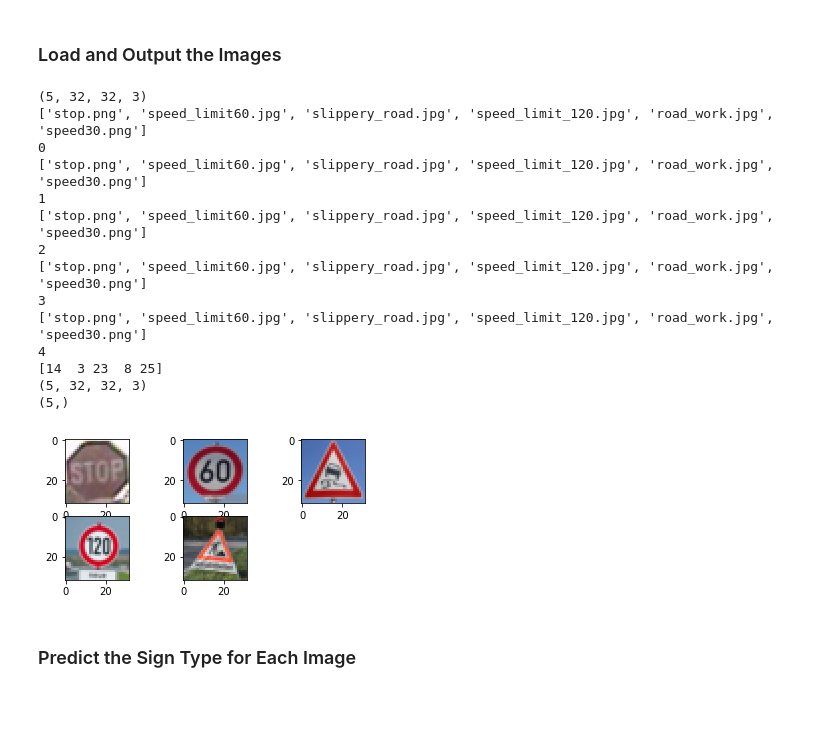
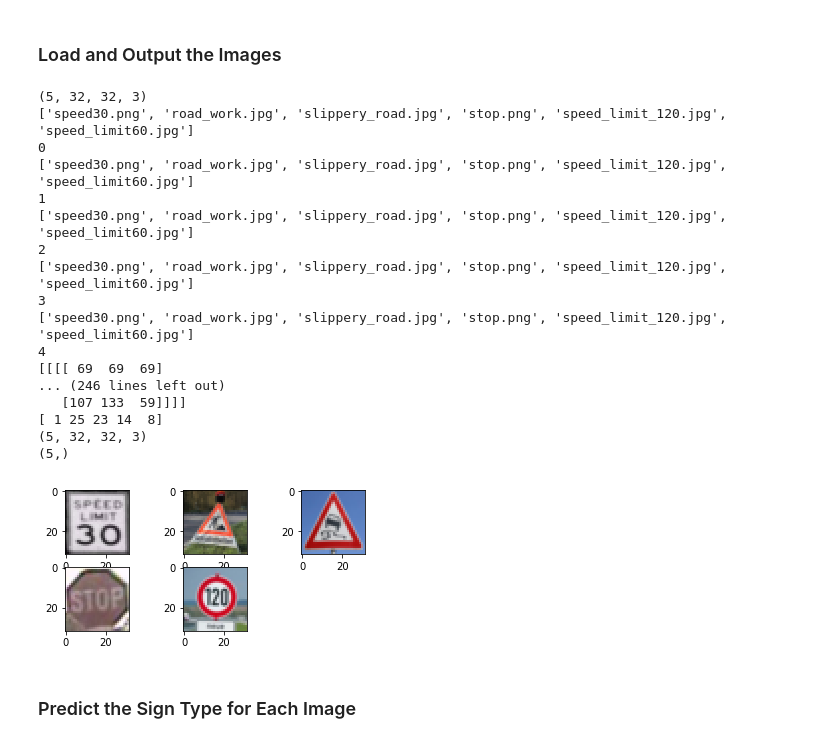
Before and after one commit to vijaysingla/CarNd-TrafficClassifierProject, a Jupyter notebook: Traffic_Sign_Classifier.ipynb, the cells around one changed output. Saved outputs shown, nothing was run; the diff lists cells and outputs as text; code cells hidden in the pictures; blank space fills up the shorter version.

```diff
--- a/Traffic_Sign_Classifier.ipynb
+++ b/Traffic_Sign_Classifier.ipynb
@@ -301,60 +364,51 @@ from scipy import misc
 ### Feel free to use as many code cells as needed.
 import matplotlib.image as mpimg
 import os
-import matplotlib.pyplot as plt
-# Visualizations will be shown in the notebook.
-%matplotlib inline
 import numpy as np
 image=np.zeros([5,32,32,3])
 image=np.uint8(image)
 print(image.shape)
 for n in range(0,5):
     list_images=os.listdir('./test_images')
     print(list_images)
     image[n]= misc.imresize(mpimg.imread('test_images/{}'.format(list_images[n])),(32,32,3))
     plt.subplot(3,3,(n+1))
     print(n)
     plt.imshow(image[n])
 
 # plt.subplot(1,2,1)
 # plt.imshow(image[0])
 # plt.imshow(image[4])
 # print(image[0])
 # print(image[4])
 X_test_new = image
-y_test_new = np.array([14,3,23,8,25])
+print(X_test_new)
+y_test_new = np.array([1,25,23,14,8])
 y_test_new = np.int32(y_test_new)
 # print(y_test_new)
 y_test_new = np.reshape(y_test_new,[5])
 print(y_test_new)
 print(X_test_new.shape)
 print(y_test_new.shape)
-#stop:14, speed_60:3, slipepry_Road:23, speed_120:8, road_Work:25, speed30: 1
-# plt.imshow(image[0])
-# print(list_images[4])
-    #misc.imresize(image[n],(32,32,3))
-    #plt.subplot(1,5,(n+1))
-    #plt.imshow(image[n])
-
-#image1=np.uint8(misc.imresize(image1,(32,32,3)))
-#print(image1)
-#print(image1.shape)
 # %% [output]
 (5, 32, 32, 3)
-['stop.png', 'speed_limit60.jpg', 'slippery_road.jpg', 'speed_limit_120.jpg', 'road_work.jpg', 'speed30.png']
+['speed30.png', 'road_work.jpg', 'slippery_road.jpg', 'stop.png', 'speed_limit_120.jpg', 'speed_limit60.jpg']
 0
-['stop.png', 'speed_limit60.jpg', 'slippery_road.jpg', 'speed_limit_120.jpg', 'road_work.jpg', 'speed30.png']
+['speed30.png', 'road_work.jpg', 'slippery_road.jpg', 'stop.png', 'speed_limit_120.jpg', 'speed_limit60.jpg']
 1
-['stop.png', 'speed_limit60.jpg', 'slippery_road.jpg', 'speed_limit_120.jpg', 'road_work.jpg', 'speed30.png']
+['speed30.png', 'road_work.jpg', 'slippery_road.jpg', 'stop.png', 'speed_limit_120.jpg', 'speed_limit60.jpg']
 2
-['stop.png', 'speed_limit60.jpg', 'slippery_road.jpg', 'speed_limit_120.jpg', 'road_work.jpg', 'speed30.png']
+['speed30.png', 'road_work.jpg', 'slippery_road.jpg', 'stop.png', 'speed_limit_120.jpg', 'speed_limit60.jpg']
 3
-['stop.png', 'speed_limit60.jpg', 'slippery_road.jpg', 'speed_limit_120.jpg', 'road_work.jpg', 'speed30.png']
+['speed30.png', 'road_work.jpg', 'slippery_road.jpg', 'stop.png', 'speed_limit_120.jpg', 'speed_limit60.jpg']
 4
-[14  3 23  8 25]
+[[[[ 69  69  69]
+... (246 lines left out)
+   [107 133  59]]]]
+[ 1 25 23 14  8]
 (5, 32, 32, 3)
 (5,)
-[figure, old version]
+[figure, new version]
 # %% [markdown]
 ### Predict the Sign Type for Each Image
 # %%
```
Also changed, not shown: parts of 14 cells of this notebook, 3 other files.
